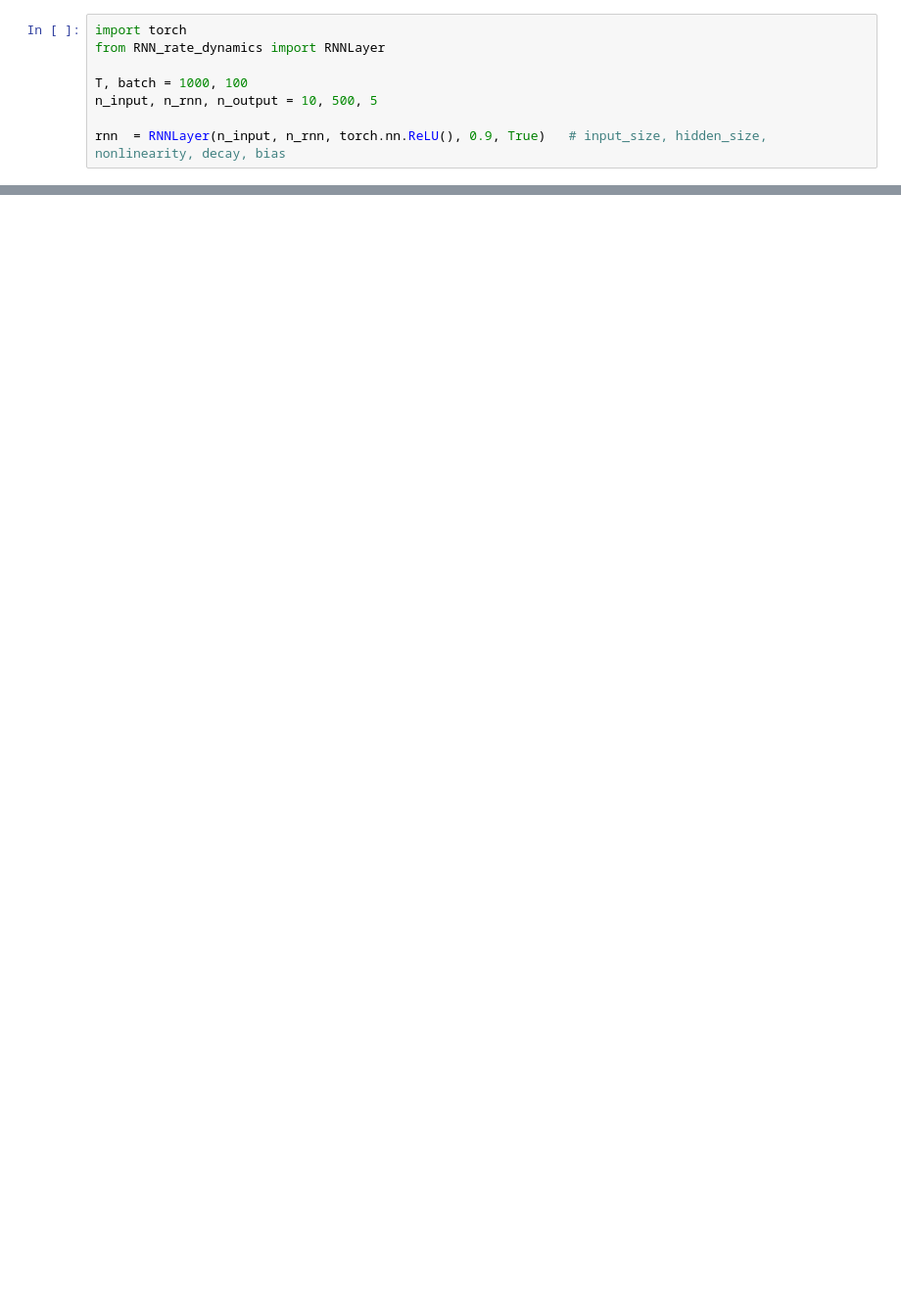
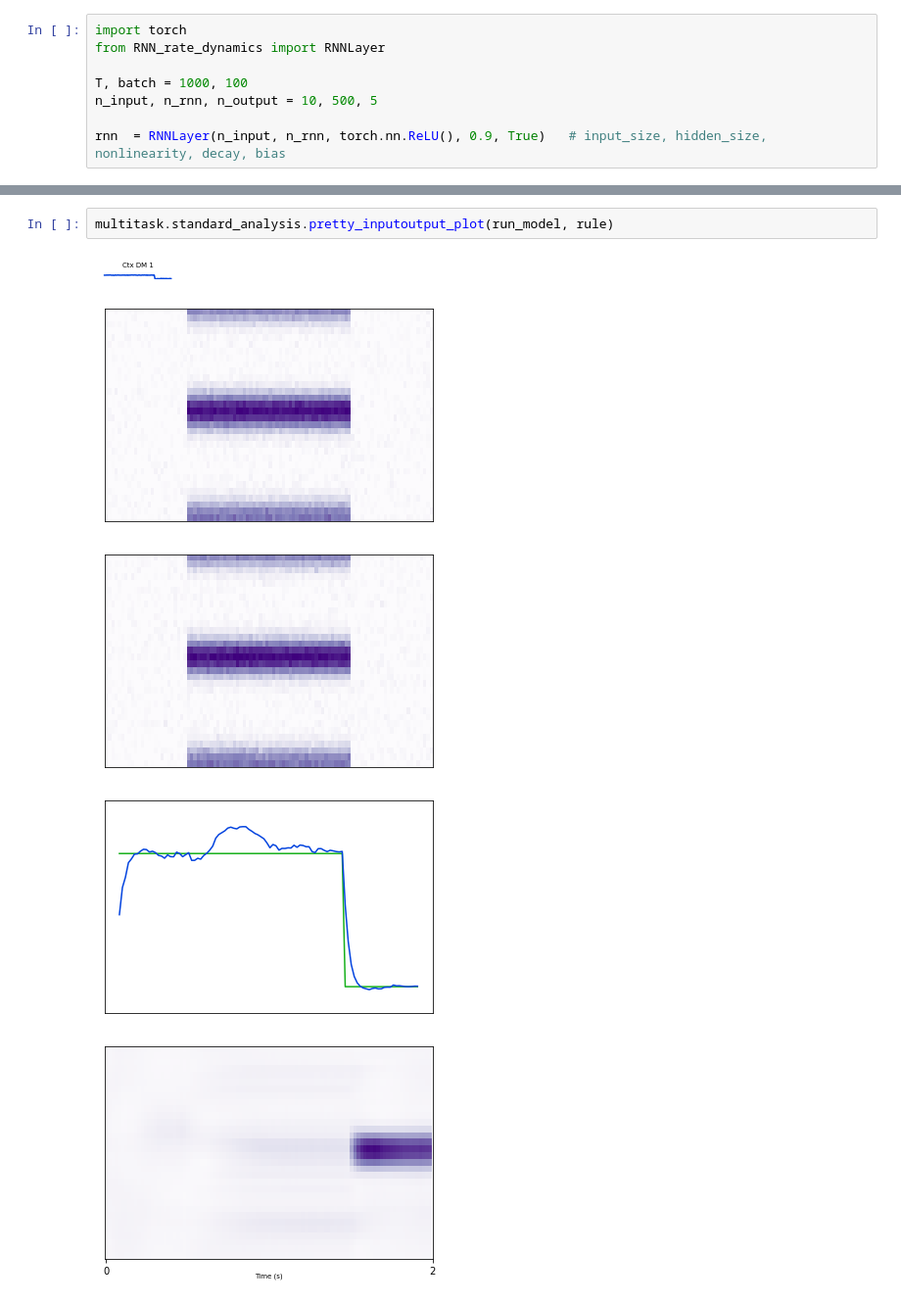
Before and after one commit to benhuh/RNN_multitask, a Jupyter notebook: multitask_demo.ipynb, the cells around one changed output, grey strips where cells are left out. Shown: that part at 98% size. Drawn from its saved outputs; the diff is of its cells as text; blank space fills up the shorter version.

```diff
--- a/multitask_demo.ipynb
+++ b/multitask_demo.ipynb
@@ -33,0 +63,8 @@ multitask.standard_analysis.easy_activity_plot(run_model, rule)
+# %%
+multitask.standard_analysis.pretty_inputoutput_plot(run_model, rule)
+# %% [output]
+[figure, added]
+[figure, added]
+[figure, added]
+[figure, added]
+[figure, added]
```
Also changed, not shown: parts of 5 cells of this notebook, 1 other file.
